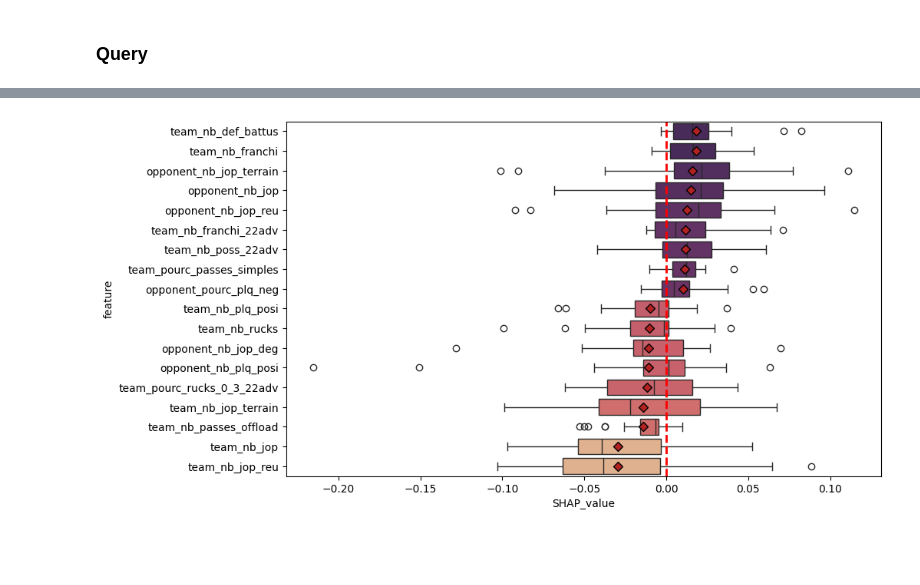
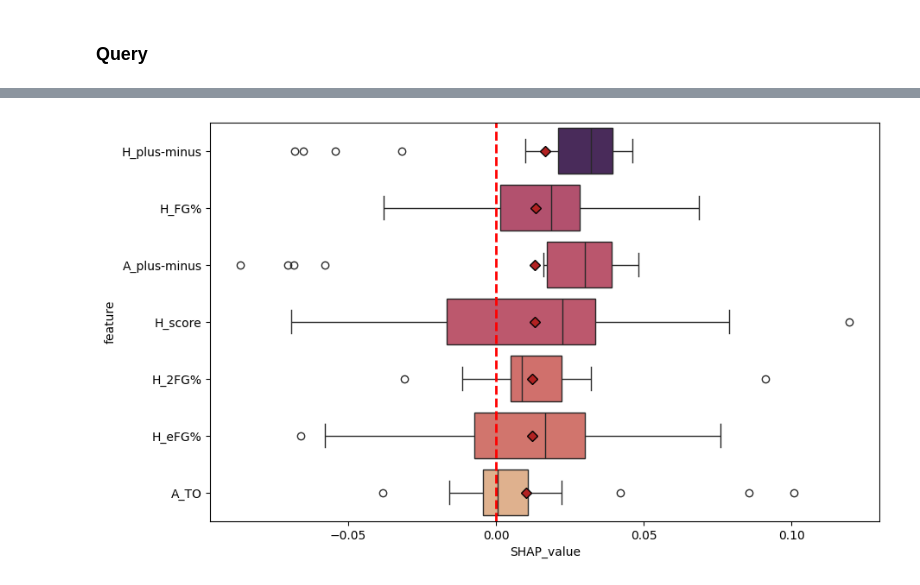
Before and after one commit to arnaud-odet/explain_winning_strategies, a Jupyter notebook: explanations.ipynb, the cells around one changed output, grey strips where cells are left out. Drawn from its saved outputs; the diff is of its cells as text; code cells hidden in the pictures; blank space fills up the shorter version.

```diff
--- a/explanations.ipynb
+++ b/explanations.ipynb
@@ -37,11 +20,11 @@ from data_boxscore.constants import  features_minmax, features_no_scaling, featu
 # %%
-team = 'Stade Toulousain'
-league = 'TOP14'
-season = '2023_2024'
+team = "Villeneuve d'Ascq LM"
+league = None
+season = None
 
 excluded_columns = ['diff_score', 'league_id','gameday', 'game_id']
 # %%
-gdf, X_train, y_train, X_val, y_val, X_test, y_test, X_query, y_query = load_dataframes(filename='data.csv',
+gdf, X_train, y_train, X_val, y_val, X_test, y_test, X_query, y_query = load_dataframes(filename='bball.csv',
                                                                     features_standard = features_standard,
                                                                     features_minmax = features_minmax,
                                                                     features_robust = features_robust,
@@ -140,21 +124,22 @@ shap_query_df.head()
 # %%
 threshold = 0.01
 
 fig, ax = plt.subplots(1,1,figsize = (10,6))
-team_expl_cols = shap_query_df.drop(columns = ['game_id','home_team','away_team']).columns
+info_cols = ['game_id','home_team', 'away_team'] if 'game_id' in shap_query_df.columns else ['home_team', 'away_team']
+team_expl_cols = shap_query_df.drop(columns = info_cols).columns
 id = pd.MultiIndex.from_product([shap_query_df[team_expl_cols].index, shap_query_df[team_expl_cols].columns], names=('gameday', 'feature'))
 t_df = pd.DataFrame(np.array(shap_query_df[team_expl_cols]).reshape(len(shap_query_df[team_expl_cols])*len(shap_query_df[team_expl_cols].columns),1), index = id).rename(columns={0:'SHAP_value'})
 t_df.reset_index(inplace= True)
 feat_mask = (t_df.groupby('feature').mean()['SHAP_value'].abs() > threshold).rename('Threshold_filter')
 mean_shap = t_df.groupby('feature').mean()['SHAP_value'].rename('Mean_SHAP_value')
 t_df = t_df.merge(feat_mask, left_on = 'feature', right_index = True)
 t_df = t_df.merge(mean_shap, left_on = 'feature', right_index = True)
 t_df.sort_values(by = 'Mean_SHAP_value', ascending = False, inplace=True)
 meanpointprops = dict(marker='D', markeredgecolor='black',
                     markerfacecolor='firebrick')
 sns.boxplot(data = t_df[t_df['Threshold_filter']], x = 'SHAP_value', y = 'feature', hue = 'Mean_SHAP_value', palette = 'flare', legend = False, ax=ax, showmeans = True, meanprops = meanpointprops)
 plt.axvline(x=0, color='red', linestyle='dashed', linewidth=2)
 plt.show()
 plt.close()
 # %% [output]
-[figure, old version]
+[figure, new version]
```
Also changed, not shown: parts of 9 cells of this notebook, 4 other files.
